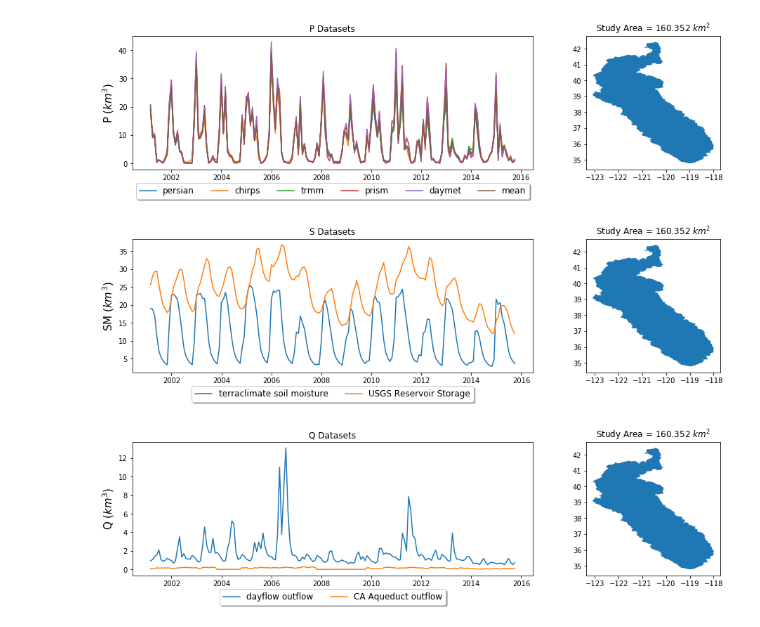
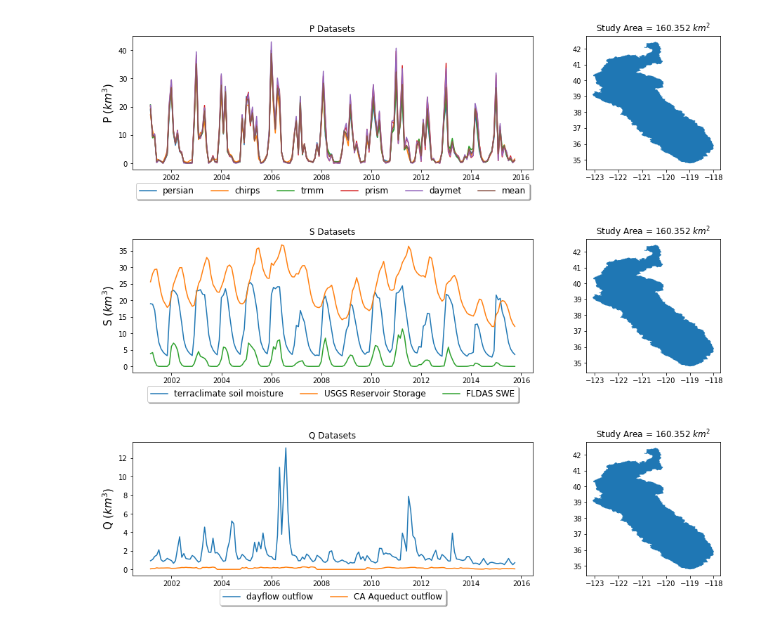
Before and after one commit to kashingtonDC/cvwbm, a Jupyter notebook: code/ssjtwb.ipynb, the cells around one changed output. Saved outputs shown, nothing was run; the diff lists cells and outputs as text; code cells hidden in the pictures.

```diff
--- a/code/ssjtwb.ipynb
+++ b/code/ssjtwb.ipynb
@@ -92,9 +92,14 @@ data['persia'] = [ee.ImageCollection("NOAA/PERSIANN-CDR"), "precipitation", 1]
 data['dmet'] = [ee.ImageCollection('NASA/ORNL/DAYMET_V3'), "prcp", 1]
 
 ####################
-##### DS data ######
+##### DS data ###### # TODO: Add more grace
 ####################
 data['grace'] = [ee.ImageCollection('NASA/GRACE/MASS_GRIDS/LAND'), "lwe_thickness_jpl", 1]
+
+####################
+##### SWE data #####
+####################
+data['swe'] = [ee.ImageCollection('NASA/FLDAS/NOAH01/C/GL/M/V001'), "SWE_inst", 1 ]
 
 ####################
 ##### R data #######
@@ -178,6 +183,7 @@ wrapper complete
 # Fetch Soil Moisture and runoff
 sm = wrapper(data['sm'])
 r = wrapper(data['r'])
+swe = wrapper(data['swe'])
 # %% [output]
 wrapper complete
 wrapper complete
@@ -258,7 +265,7 @@ start = datetime.datetime(years[0], 1, 1)
 end = datetime.datetime(years[-1]+1, 1, 1)
 dt_idx = pd.date_range(start,end, freq='M')
 
-petdf = pd.DataFrame([r, sm, p_p, p_c, p_n, p_t,p_d, et_m, eto_g, etr_g, et_f, et_t, list(p),list(et)]).T
+petdf = pd.DataFrame([r, sm, swe, p_p, p_c, p_n, p_t,p_d, et_m, eto_g, etr_g, et_f, et_t, list(p),list(et)]).T
 petdf.index = dt_idx
 # %%
 df_t1 = pd.merge(petdf,q_out1, how='inner', left_index=True, right_index=True)
@@ -266,7 +273,7 @@ df_t2 = pd.merge(df_t1,q_out2, how='inner', left_index=True, right_index=True)
 df2_temp = pd.merge(df_t2,res_s, how='inner', left_index=True, right_index=True)
 df = pd.merge(df2_temp,ds, how='inner', left_index=True, right_index=True)
 
-df.columns = ["runoff", "soil_moisture", "prism", "chirps",
+df.columns = ["runoff", "soil_moisture", "swe", "prism", "chirps",
               "persiann" ,"trmm", "daymet", "modis", "gmet_eto",
               "gmet_etr", "fldas", "terraclimate", 'p_mean', 'et_mean',
               "q_out1","q_out2","res_s", "c2v_s"]
@@ -316,22 +323,23 @@ plt.show()
 # %%
 # SM data
 
 f, (a0, a1) = plt.subplots(1,2, gridspec_kw = {'width_ratios':[3, 1]}, figsize=(15,3.5))
 
 a0.set_title("S Datasets")
 
 a0.plot(df.index, df.soil_moisture, label = 'terraclimate soil moisture')
 a0.plot(df.index, df.res_s, label = 'USGS Reservoir Storage')
+a0.plot(df.index, df.swe, label = 'FLDAS SWE')
 
-a0.set_ylabel('SM $(km^3)$', size = 15)
+a0.set_ylabel('S $(km^3)$', size = 15)
 a0.legend(loc='upper center', bbox_to_anchor=(0.5, -0.07), fancybox=True, shadow=True, ncol=7, prop = {"size":12})
 
 a1.set_title("Study Area = {} $km^2$".format(round(sa_km3, 3)))
 ssjt.plot(ax=a1)
 
 plt.show()
 # %% [output]
-[figure, old version]
+[figure, new version]
 # %%
 # Q data
 
```
Also changed, not shown: parts of 2 cells of this notebook.
